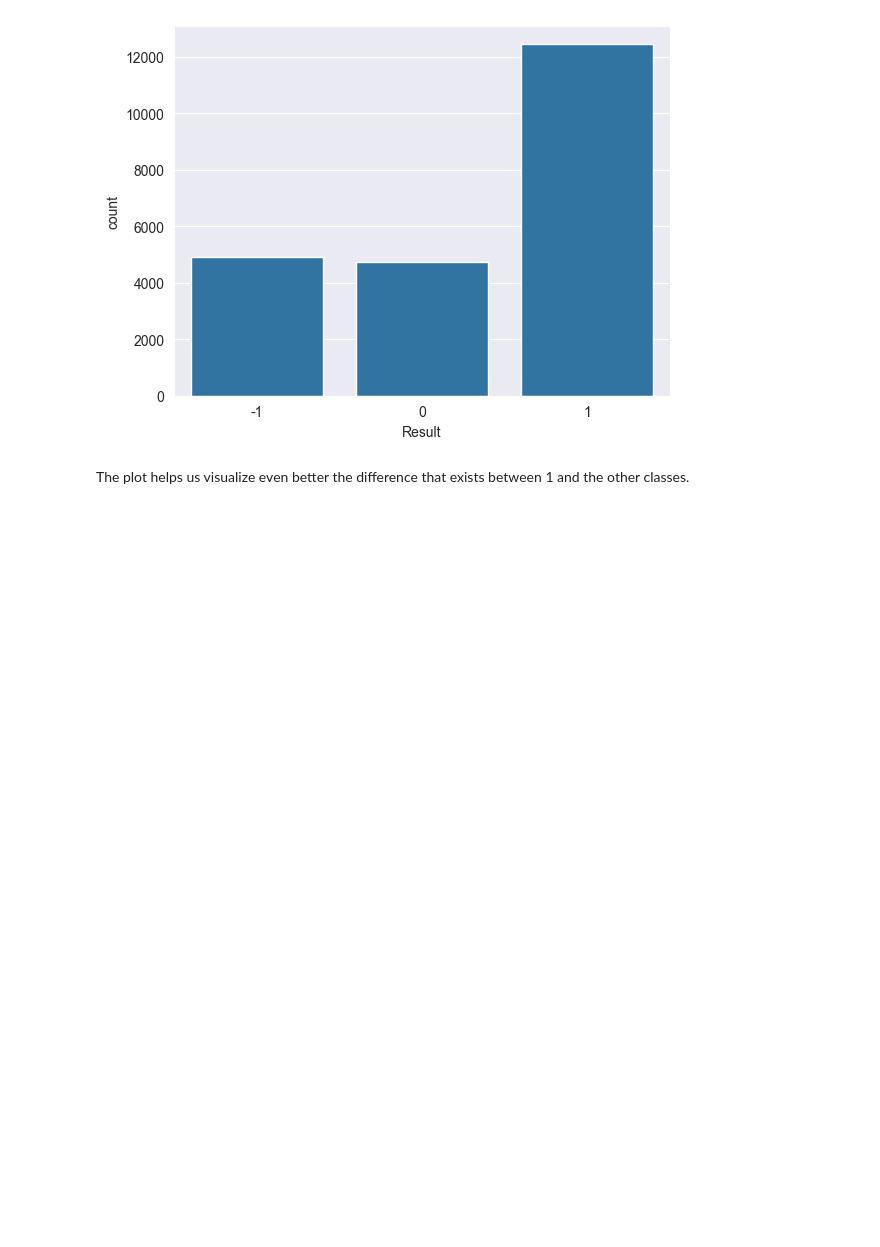
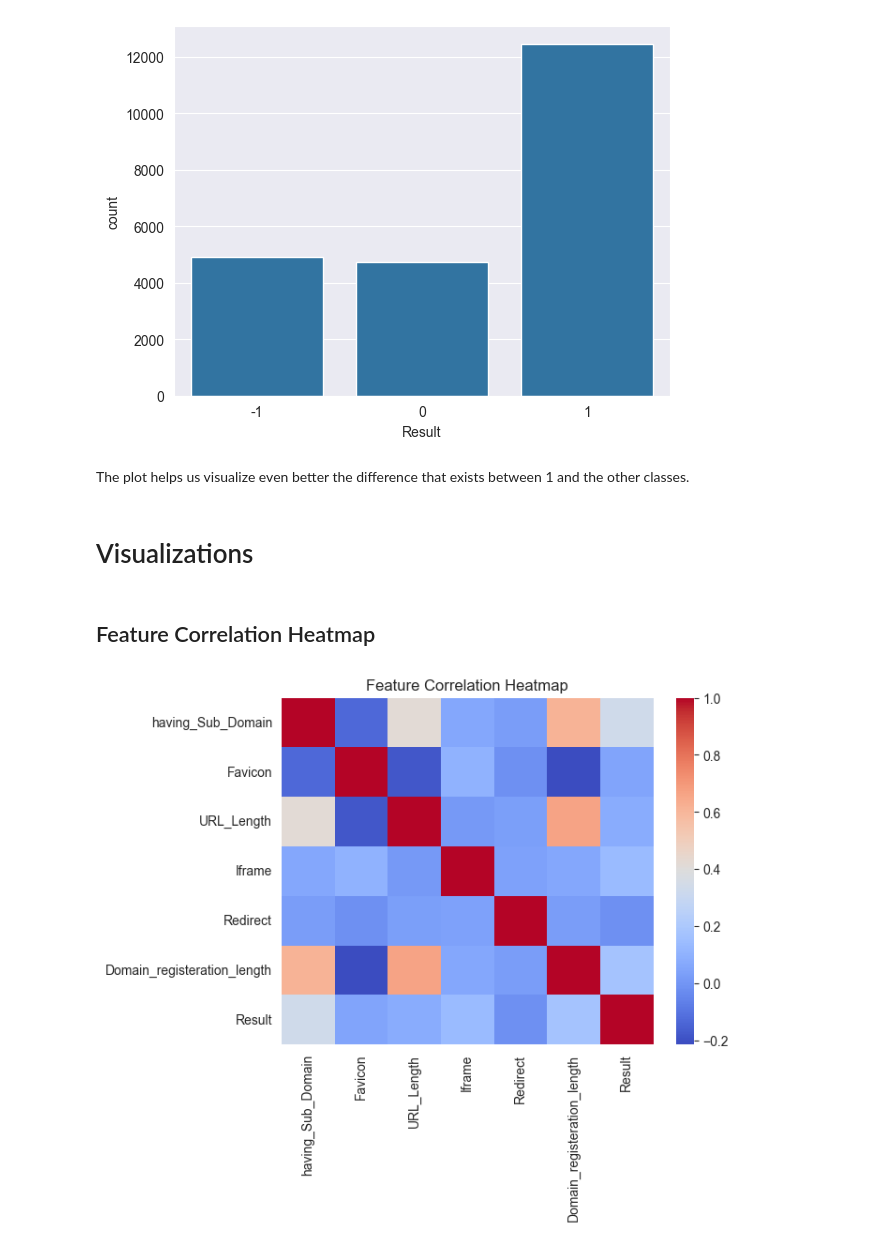
Before and after one commit to gabrielalaa/PhisingDetection, a Jupyter notebook: notebooks/merged_datasets.ipynb, the cells around one changed output. Saved outputs shown, nothing was run; the diff lists cells and outputs as text; code cells hidden in the pictures; blank space fills up the shorter version.

Commit message:
Include visualizations for the merged dataset and remove an unused Markdown block

```diff
--- a/notebooks/merged_datasets.ipynb
+++ b/notebooks/merged_datasets.ipynb
@@ -184,3 +184,13 @@ sns.countplot(x='Result', data=df)
 [figure]
 # %% [markdown]
 The plot helps us visualize even better the difference that exists between 1 and the other classes.
+# %% [markdown]
+# Visualizations
+# %% [markdown]
+## Feature Correlation Heatmap
+# %%
+sns.heatmap(df.corr(), cmap="coolwarm", annot=False)
+plt.title("Feature Correlation Heatmap")
+plt.show()
+# %% [output]
+[figure, added]
```
Also changed, not shown: parts of 7 cells of this notebook, 1 other file.
